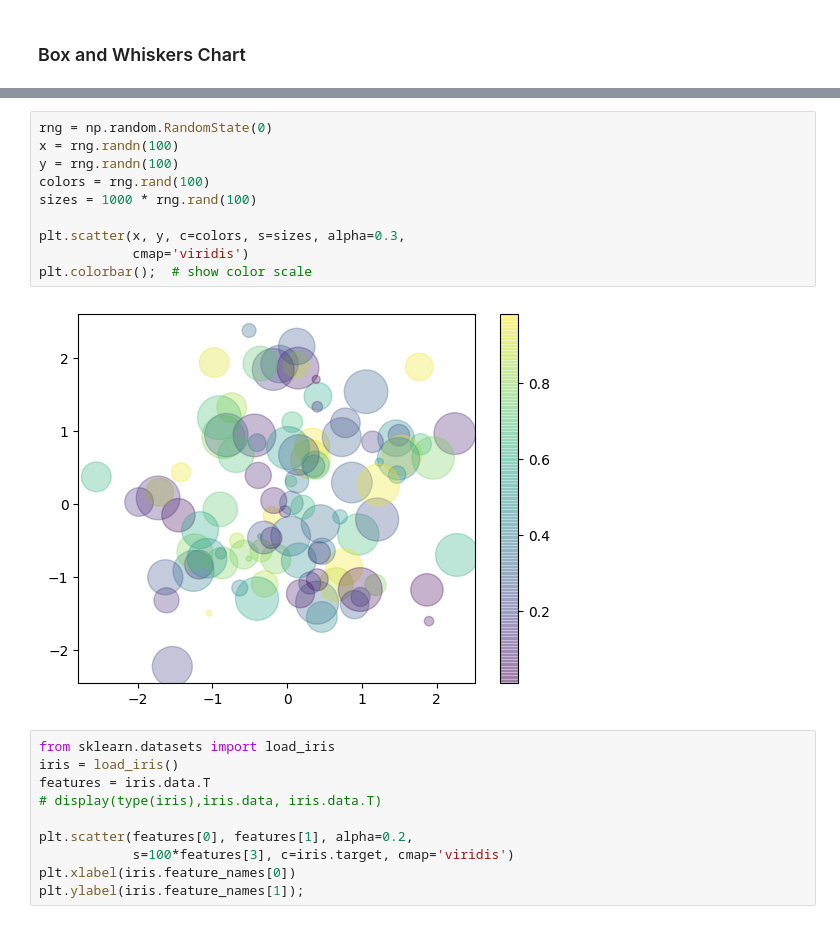
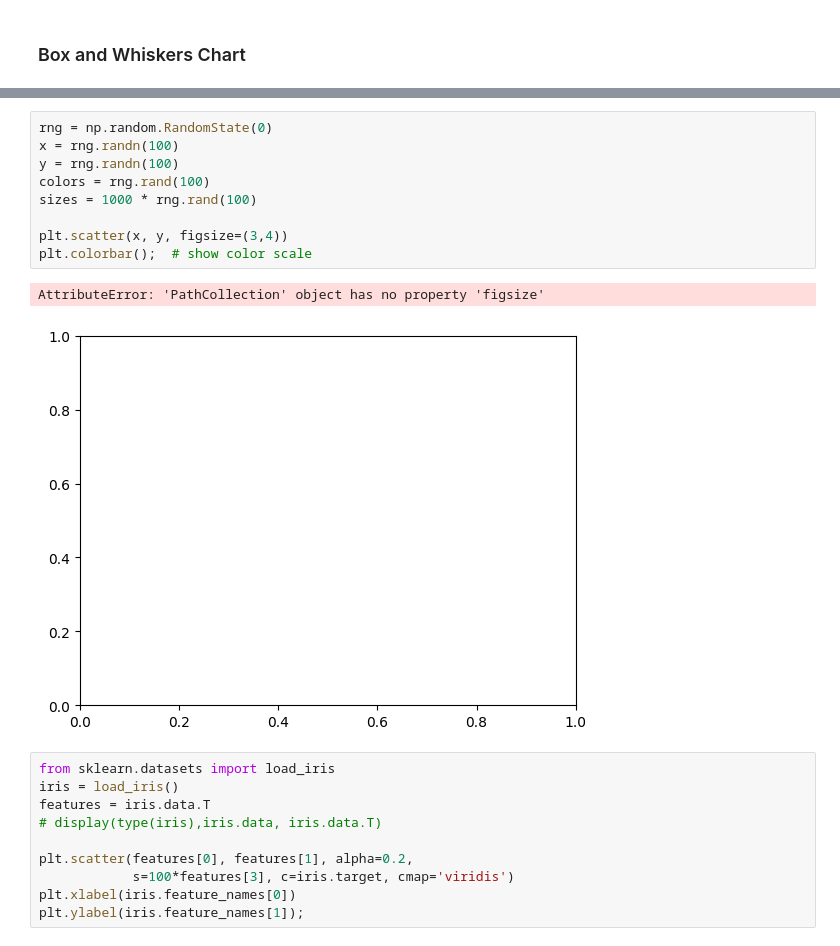
Before and after one commit to abbasmalekpour/AdalegIT, a Jupyter notebook: notebooks/04-Matplotlib/Matplotlib.ipynb, the cells around one changed output, grey strips where cells are left out. Drawn from its saved outputs; the diff is of its cells as text.

```diff
--- a/notebooks/04-Matplotlib/Matplotlib.ipynb
+++ b/notebooks/04-Matplotlib/Matplotlib.ipynb
@@ -263,15 +261,15 @@ plt.show()
 # %%
 rng = np.random.RandomState(0)
 x = rng.randn(100)
 y = rng.randn(100)
 colors = rng.rand(100)
 sizes = 1000 * rng.rand(100)
 
-plt.scatter(x, y, c=colors, s=sizes, alpha=0.3,
-            cmap='viridis')
+plt.scatter(x, y, figsize=(3,4))
 plt.colorbar();  # show color scale
 # %% [output]
+AttributeError: 'PathCollection' object has no property 'figsize'
-[figure, old version]
+[figure, new version]
 # %%
 from sklearn.datasets import load_iris
 iris = load_iris()
```
Also changed, not shown: parts of 1 cell of this notebook, 5 other files.
